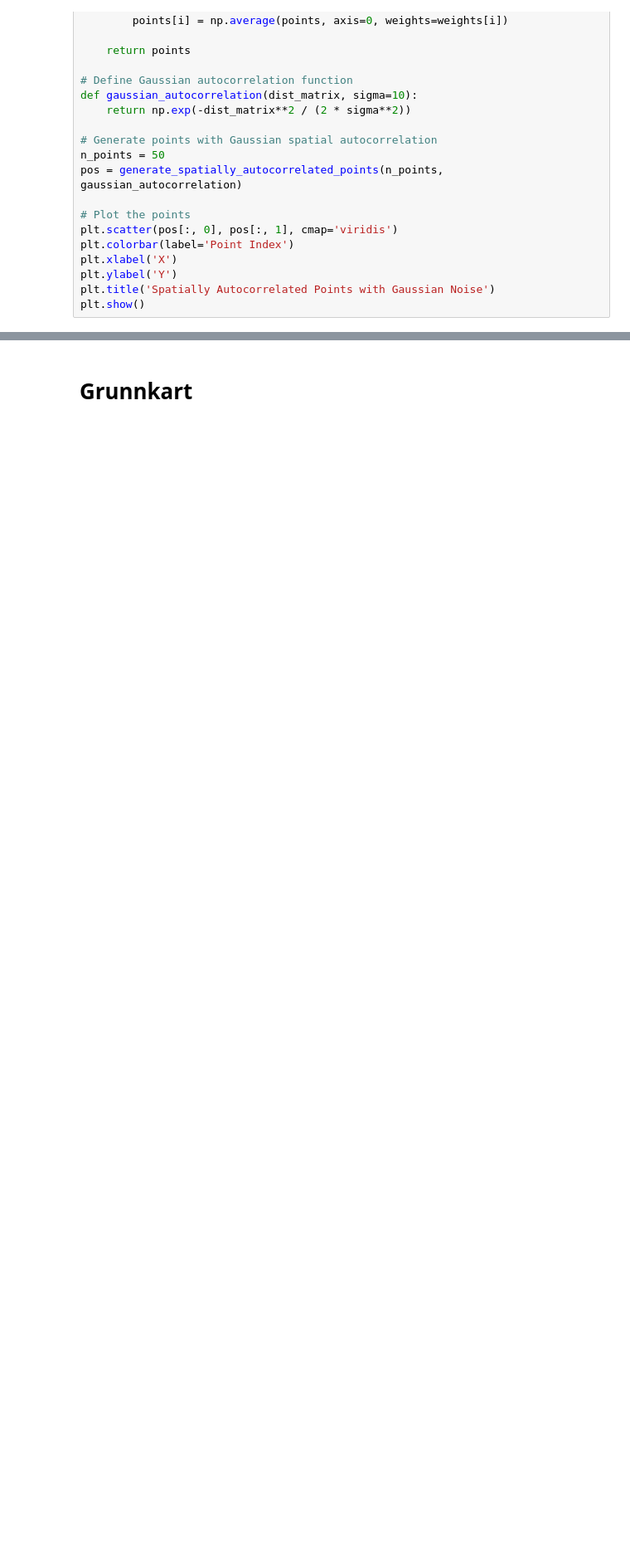
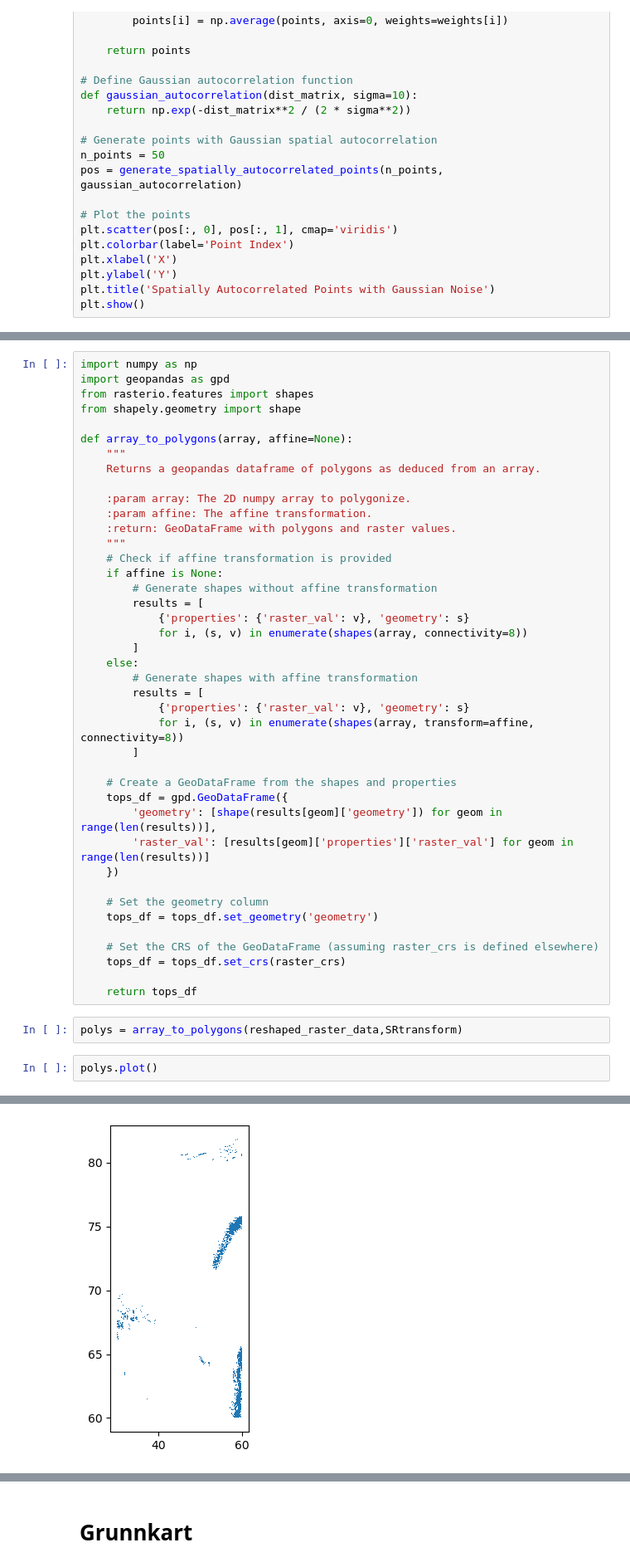
Before and after one commit to egowork/gis_tools, a Jupyter notebook: GIS_funksjoner.ipynb, the cells around one changed output, grey strips where cells are left out. Shown at 83% size. Cells and saved outputs as stored; diff of their text form; blank space fills up the shorter version.

```diff
--- a/GIS_funksjoner.ipynb
+++ b/GIS_funksjoner.ipynb
@@ -1020,0 +1350,46 @@ plt.show()
+# %%
+import numpy as np
+import geopandas as gpd
+from rasterio.features import shapes
+from shapely.geometry import shape
+
+def array_to_polygons(array, affine=None):
+    """
+    Returns a geopandas dataframe of polygons as deduced from an array.
+
+    :param array: The 2D numpy array to polygonize.
+    :param affine: The affine transformation.
+    :return: GeoDataFrame with polygons and raster values.
+    """
+    # Check if affine transformation is provided
+    if affine is None:
+        # Generate shapes without affine transformation
+        results = [
+            {'properties': {'raster_val': v}, 'geometry': s}
+            for i, (s, v) in enumerate(shapes(array, connectivity=8))
+        ]
+    else:
+        # Generate shapes with affine transformation
+        results = [
+            {'properties': {'raster_val': v}, 'geometry': s}
+            for i, (s, v) in enumerate(shapes(array, transform=affine, connectivity=8))
+        ]
+
+    # Create a GeoDataFrame from the shapes and properties
+    tops_df = gpd.GeoDataFrame({
+        'geometry': [shape(results[geom]['geometry']) for geom in range(len(results))],
+        'raster_val': [results[geom]['properties']['raster_val'] for geom in range(len(results))]
+    })
+
+    # Set the geometry column
+    tops_df = tops_df.set_geometry('geometry')
+
+    # Set the CRS of the GeoDataFrame (assuming raster_crs is defined elsewhere)
+    tops_df = tops_df.set_crs(raster_crs)
+
+    return tops_df
+# %%
+polys = array_to_polygons(reshaped_raster_data,SRtransform)
+# %%
+polys.plot()
+# %% [output]
@@ -1020,0 +1397 @@ plt.show()
+[figure, added]
```
Also changed, not shown: parts of 24 cells of this notebook, 1 other file.
